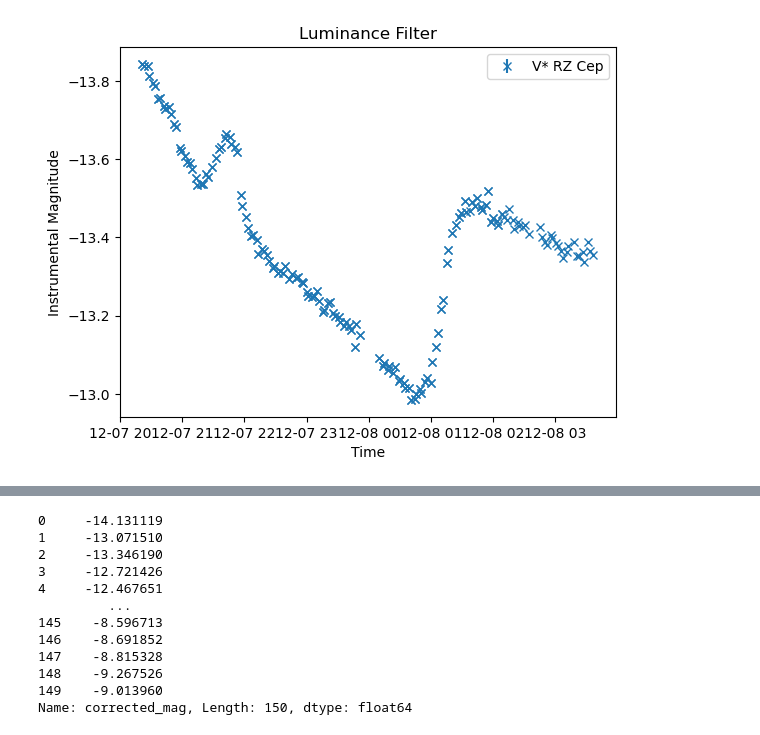
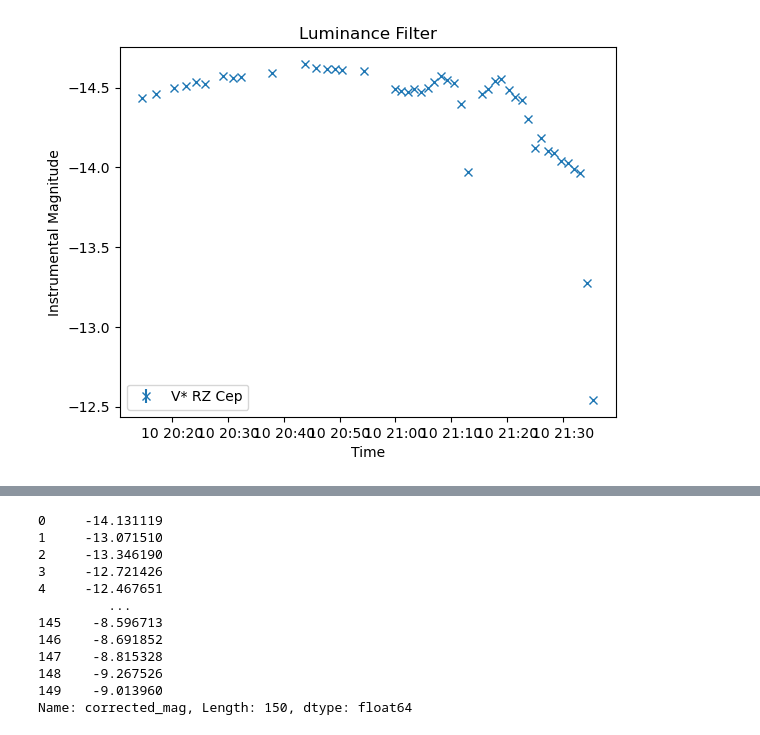
Before and after one commit to milliebutspace/MPhys-Code, a Jupyter notebook: Normalising Light Curves M.ipynb, the cells around one changed output, grey strips where cells are left out. Drawn from its saved outputs; the diff is of its cells as text; code cells hidden in the pictures.

```diff
--- a/Normalising Light Curves M.ipynb
+++ b/Normalising Light Curves M.ipynb
@@ -9,7 +9,7 @@ import math
 import statistics
 # %%
 #filter specific file names
-luminance = 'star_Light_Luminance_5_secs_001_reduced_matched.csv'
+luminance = 'Light_Luminance_3.500_secs_001_reduced_matched.csv'
 #luminance = 'RZ_Cep_Light_Luminance_10_secs_001_reduced_matched.csv'
 red = 'star_Light_Red_30_secs_001_reduced_matched.csv'
 green = 'star_Light_Green_30_secs_001_reduced_matched.csv'
@@ -21,10 +21,10 @@ current_filter = 'Luminance'
 
 #define file read path and the file list, excluding the first file
 #read_path = Path(f'./RZ Cep/All_RZ_Cep/2023_02_23/RZ_Cep/CSVs/Matched Stars/{current_filter}')
-read_path = Path(f'./RZ Cep/All_RZ_Cep/2022_12_07/RZ_Cep/CSVs/Matched Stars/{current_filter}')
+read_path = Path(f'./RZ Cep/All_RZ_Cep/2023_11_10/RZ_Cep/CSVs/Matched Stars/{current_filter}')
 file_list = [f for f in os.listdir(read_path)if f.endswith('.csv') and f != ref_csv_name]
 
 final_csv_path = Path('./RZ Cep/All_RZ_Cep/Light Curve CSVs/')
-final_csv_name = '2022_12_07_normalised_curve.csv'
+final_csv_name = '2023_11_10_normalised_curve.csv'
 # %%
 #column names
@@ -182,7 +51,6 @@ valid_stars = None
 
 #set up a list which will contain dictionaries of stars and their associated magnitudes, date/times and exposure times
 star_properties = []
-to_delete = []
 star_counter = {}
 
 
@@ -233,9 +101,13 @@ for i, fname in enumerate(file_list):
                 if vcounts[star_name] == 1:
                     #all properties must be type converted first here, as they output as a pd.string when using df.loc
                     mag = float(df.loc[df[star_id_name] == star_name][mag_name])
+                    if isinstance(mag, tuple):
+                        mag = mag[0]
                     err = float(df.loc[df[star_id_name] == star_name][mag_error_name])
                     #print((df.loc[df['star_id'] == star_name]['corrected_mag']))
-                    corr = float(str(df.loc[df[star_id_name] == star_name][corr_mag_name].iloc[0])),
+                    corr = float(str(df.loc[df[star_id_name] == star_name][corr_mag_name].iloc[0]))
+                    if isinstance(corr, tuple):
+                        corr = corr[0]
                     #time needs to be output as a string, using just str() didn't eliminate the associated index
                     #first, it is converted to a list and the zeroth index value (the only value) converted into a string,
                     #which gets around this issue
@@ -312,6 +184,8 @@ for starname, count in star_counter.items():
 #     print(star_num['V* RZ Cep'])
 
 #print all star names saved in star_properties dictionary
-for star_name in star_properties[0]:
-    print(star_name)
+print(star_properties)
+
+# for star_name in star_properties[0]:
+#     print(star_name)
 # %% [output]
@@ -326,57 +193,32 @@ LSPM J2241+6501
 # %%
-#plot example stars
-img_num_star = []
-inst_mag_star = []
-mag_err = []
-date_time_star = []
-exp_time_star = []
-corrected_mag = []
-corrected_err = []
+def get_plotting_dict(dataset):
+    res = {}
+    for image in dataset:
+        for star_name, props in image.items():
+            if star_name not in res:
+                res[star_name] = {"corr_mag": [props["corr_mag"]], "time": [props["date_time"]],
+                                  'error': [props['mag_error']]}
+            else:
+                res[star_name]["time"].append(props["date_time"])
+                res[star_name]["corr_mag"].append(props["corr_mag"])
+                res[star_name]['error'].append(props['mag_error'])
 
-star_name = 'V* RZ Cep'
+    return res
 
-#All stars good for 2023_01_23
-#Iffy stars for 2023_02_23:
-# TYC 4273-659-1
-# TYC 4273-858-1
-# Ross  214
-# Gaia DR2 2211583698432680064
-# TYC 4273-673-1 kinda
-# TYC 4273-307-1
-# TYC 4273-1038-1
-# UCAC4 776-050859
-# TYC 4273-822-1
-# Gaia DR3 2211625479874273536
-# UCAC4 776-050768
-# TYC 4273-900-1
-# TYC 4273-609-1
-# Gaia DR3 2211625484173740928
-# 1RXS J223959.9+643330
-# UCAC4 774-052557
-# NVSS J224054+645420
+star_plotting_dict = get_plotting_dict(star_properties)
 
-for obs_data in star_properties:
-    if star_name in obs_data:
-        img_num_star.append(obs_data[star_name]['img_number'])
-        inst_mag_star.append(obs_data[star_name]['instrumental_mag'])
-        mag_err.append(abs(obs_data[star_name]['mag_error']))
-        date_time_star.append(obs_data[star_name]['date_time'])
-        exp_time_star.append(obs_data[star_name]['exp_time'])
+star_to_plot = 'V* RZ Cep'
 
-        if isinstance(obs_data[star_name]['corr_mag'], tuple):
-            corrected_mag.append(obs_data[star_name]['corr_mag'][0])
-        else:
-            corrected_mag.append(obs_data[star_name]['corr_mag'])
+x = pd.to_datetime(star_plotting_dict[star_to_plot]["time"])
+y = star_plotting_dict[star_to_plot]["corr_mag"]
+err = np.abs(star_plotting_dict[star_to_plot]['error'])
+plt.errorbar(x, y, yerr=err, marker='x', ls='None', label=star_to_plot)
 
-date_time_star = pd.to_datetime(date_time_star)
-#print(mag_err)
-
-plt.errorbar(date_time_star, corrected_mag, yerr=mag_err, marker='x', ls='None', label=star_name)
 plt.title('Luminance Filter')
 plt.xlabel('Time')
 plt.ylabel('Instrumental Magnitude')
 plt.gca().invert_yaxis()
 plt.legend()
 plt.show()
 # %% [output]
-[figure, old version]
+[figure, new version]
```
Also changed, not shown: parts of 14 cells of this notebook, 1 other file.
